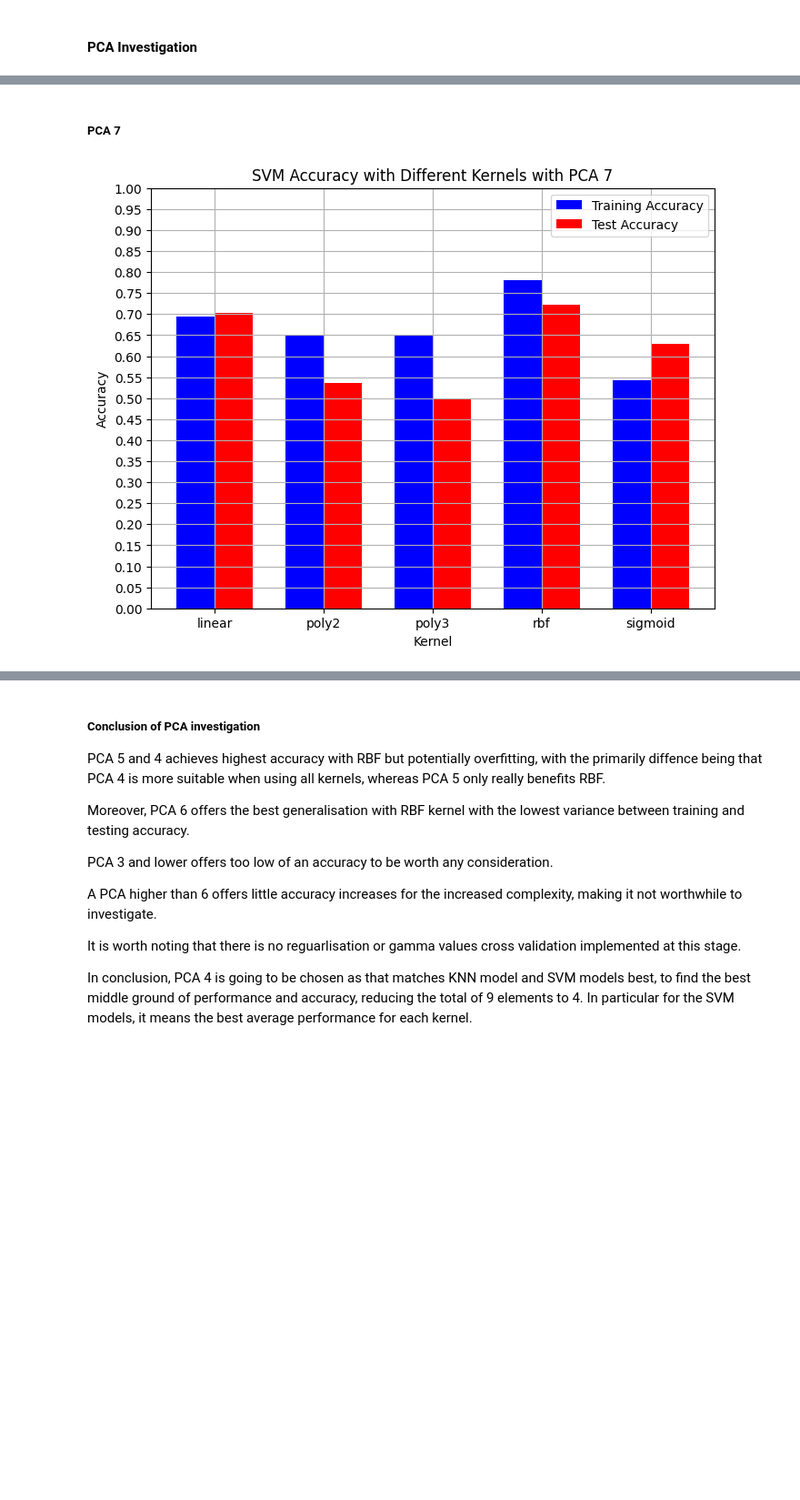
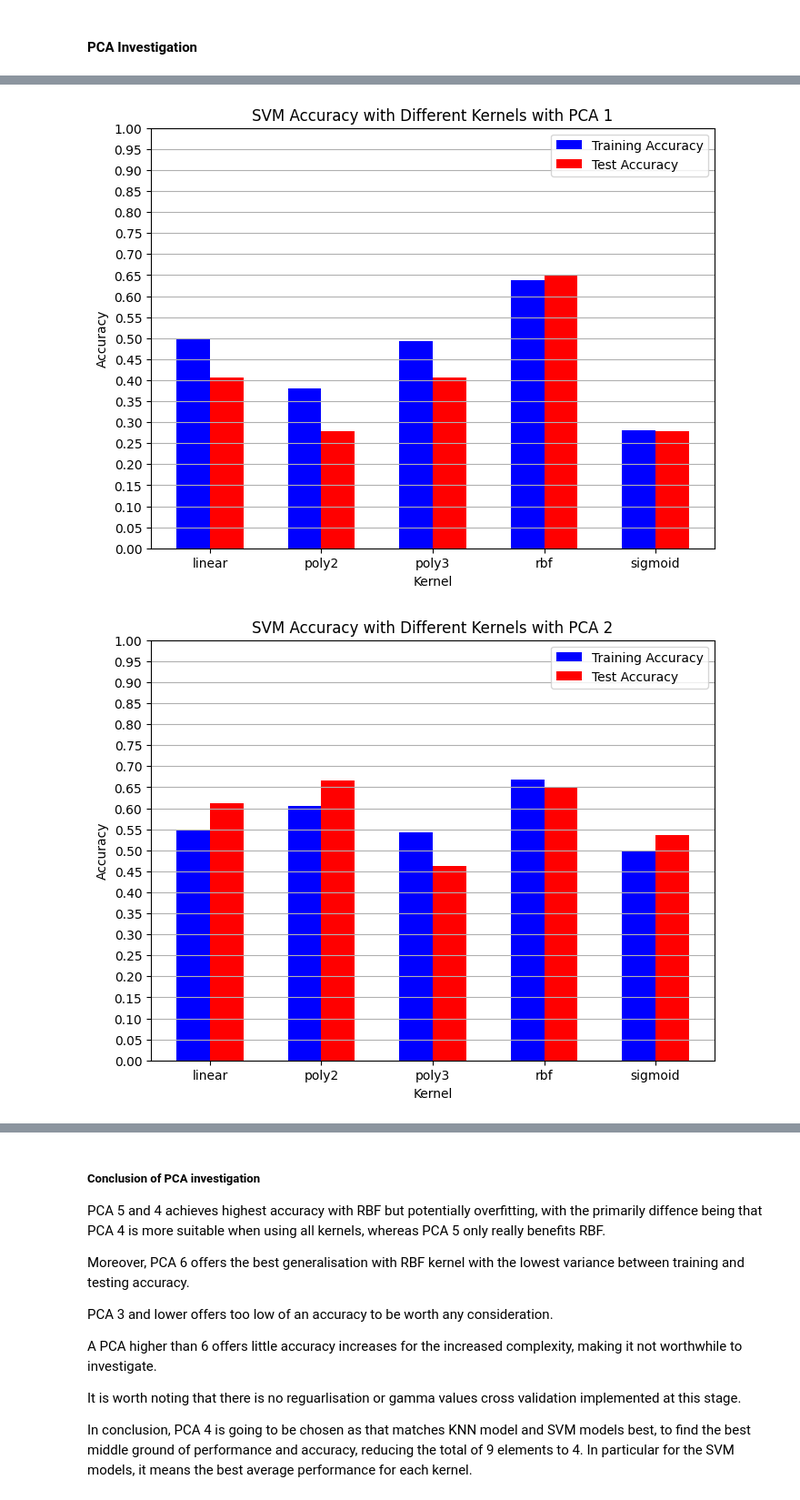
Before and after one commit to MxFrgsn/COMP2002_CW2, a Jupyter notebook: COMP2002.ipynb, the cells around one changed output, grey strips where cells are left out. Shown at 91% size. Saved outputs shown, nothing was run; the diff lists cells and outputs as text; code cells hidden in the pictures; blank space fills up the shorter version.

```diff
--- a/COMP2002.ipynb
+++ b/COMP2002.ipynb
@@ -92,25 +99,0 @@ plt.show()
-# %%
-k_range = range(1, 20)
-pca_range = range(1, 7)
-
-plt.figure()
-for p in pca_range:
-    test_scores =[]
-    compressed = PCA(n_components=p).fit_transform(scaled_inputs)
-    x_train, x_test, t_train, t_test = train_test_split(compressed, targets, random_state=42)
-    for k in k_range:
-        k_classifier = KNeighborsClassifier(n_neighbors=k)
-        k_classifier.fit(x_train, t_train)
-        test_accuracy = k_classifier.score(x_test, t_test)
-        test_scores.append(test_accuracy)
-    plt.plot(k_range, test_scores, marker='o', linestyle='-', label=f'PCA={p}')
-
-plt.xlabel("K (Number of Neighbors)")
-plt.ylabel("Test Accuracy")
-plt.title("KNN Test Accuracy for Different PCA Components")
-plt.xticks(k_range)
-plt.yticks(np.linspace(0.5, 1, 11))
-plt.grid(True)
-plt.legend()
-plt.savefig("knn_test_accuracy.pdf", bbox_inches="tight")
-plt.show()
@@ -436,40 +184,6 @@ plt.show()
-# %% [markdown]
-##### PCA 7
-# %%
-compressed = PCA(n_components=7).fit_transform(scaled_inputs)
-x_train,x_test,t_train,t_test = train_test_split(compressed,targets, random_state= 42)
-kernel_range = ["linear", "poly2", "poly3","rbf", "sigmoid"]
-training_scores = []
-test_scores = []
-for k in kernel_range:
-    if k == 'poly2':
-        svm_classifier = SVC(kernel="poly", degree= 2, gamma='auto').fit(x_train,t_train)
-    elif k == 'poly3':
-        svm_classifier = SVC(kernel="poly", degree= 3, gamma='auto').fit(x_train,t_train)
-    else:
-        svm_classifier = SVC(kernel=k, gamma='auto').fit(x_train,t_train)
-    y_train = svm_classifier.predict(x_train)
-    y_test = svm_classifier.predict(x_test)
-    training_scores.append(accuracy_score(t_train,y_train))
-    test_scores.append(accuracy_score(t_test,y_test))
-
-
-plt.figure(figsize=(8, 6))
-plt.title("SVM Accuracy with Different Kernels with PCA 7")
-x = np.arange(len(kernel_range))
-width = 0.35
-plt.bar(x - width/2, training_scores, width, label='Training Accuracy', color='blue')
-plt.bar(x + width/2, test_scores, width, label='Test Accuracy', color='red')
-
-plt.xlabel("Kernel")
-plt.ylabel("Accuracy")
-
-plt.xticks(x, kernel_range)
-plt.yticks(np.linspace(0, 1, 21))
-
-plt.legend()
-plt.grid(True)
-plt.savefig("svm_kernel_pca_7.pdf", bbox_inches="tight")
-plt.show()
-# %% [output]
-[figure, removed]
+# %%
+for i in range(1, 8):
+    evalute_pca_svm(i)
+# %% [output]
+[figure, added]
+[figure, added]
```
Also changed, not shown: parts of 33 cells of this notebook, 11 other files.
